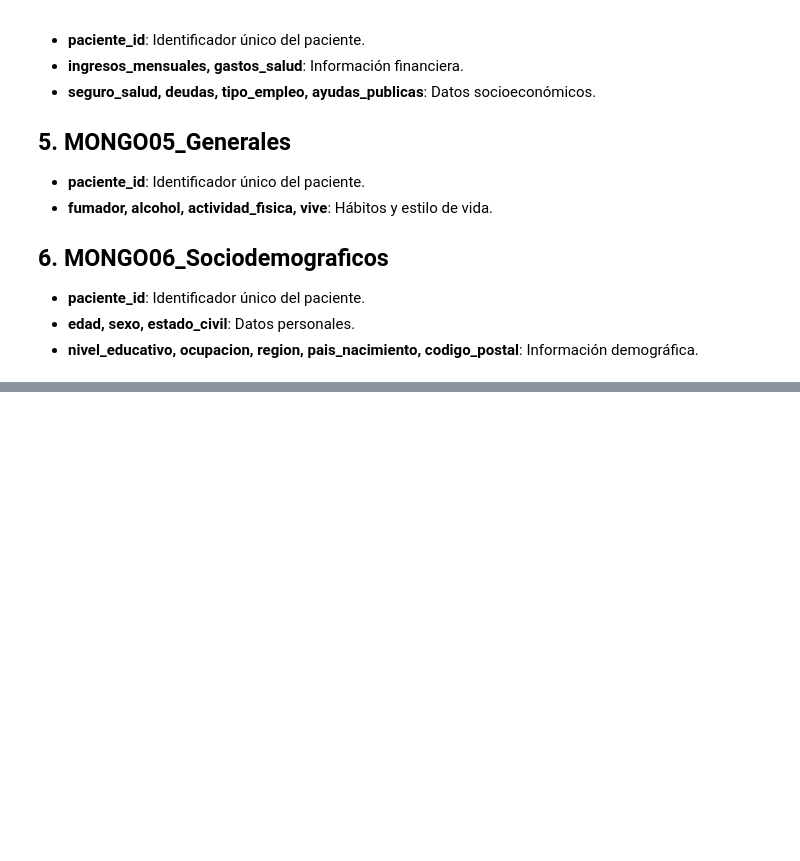
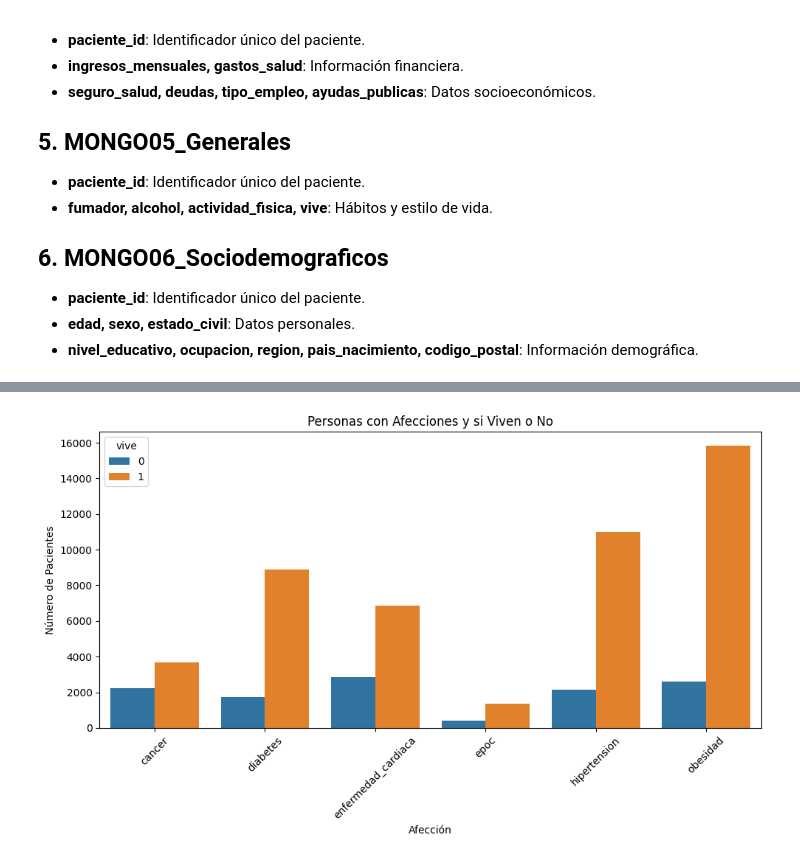
Before and after one commit to josean9/IA-Casos, a Jupyter notebook: notebooks/notebook1_eda.ipynb, the cells around one changed output, grey strips where cells are left out. Cells and saved outputs as stored; diff of their text form; code cells hidden in the pictures; blank space fills up the shorter version.

```diff
--- a/notebooks/notebook1_eda.ipynb
+++ b/notebooks/notebook1_eda.ipynb
@@ -148,0 +110,29 @@ plt.show()
+# %%
+# Lista de afecciones
+afecciones = ['diabetes', 'hipertension', 'obesidad', 'cancer',
+              'enfermedad_cardiaca', 'asma', 'epoc']
+
+# Convertir 'vive' a string para consistencia visual
+df['vive'] = df['vive'].astype(str)
+
+# Derretimos el DataFrame para tener una fila por paciente-afección
+df_melt = df.melt(id_vars='vive', value_vars=afecciones,
+                  var_name='afeccion', value_name='presencia')
+
+# Filtrar solo los que tienen la afección (presencia = 1)
+df_presente = df_melt[df_melt['presencia'] == 1]
+
+# Conteo por afección y vive
+conteo = df_presente.groupby(['afeccion', 'vive']).size().reset_index(name='conteo')
+
+# Gráfico de barras apiladas
+plt.figure(figsize=(10, 6))
+sns.barplot(x='afeccion', y='conteo', hue='vive', data=conteo)
+plt.title('Personas con Afecciones y si Viven o No')
+plt.ylabel('Número de Pacientes')
+plt.xlabel('Afección')
+plt.xticks(rotation=45)
+plt.tight_layout()
+plt.show()
+# %% [output]
+[figure, added]
```
Also changed, not shown: parts of 13 cells of this notebook, 1 other file.
